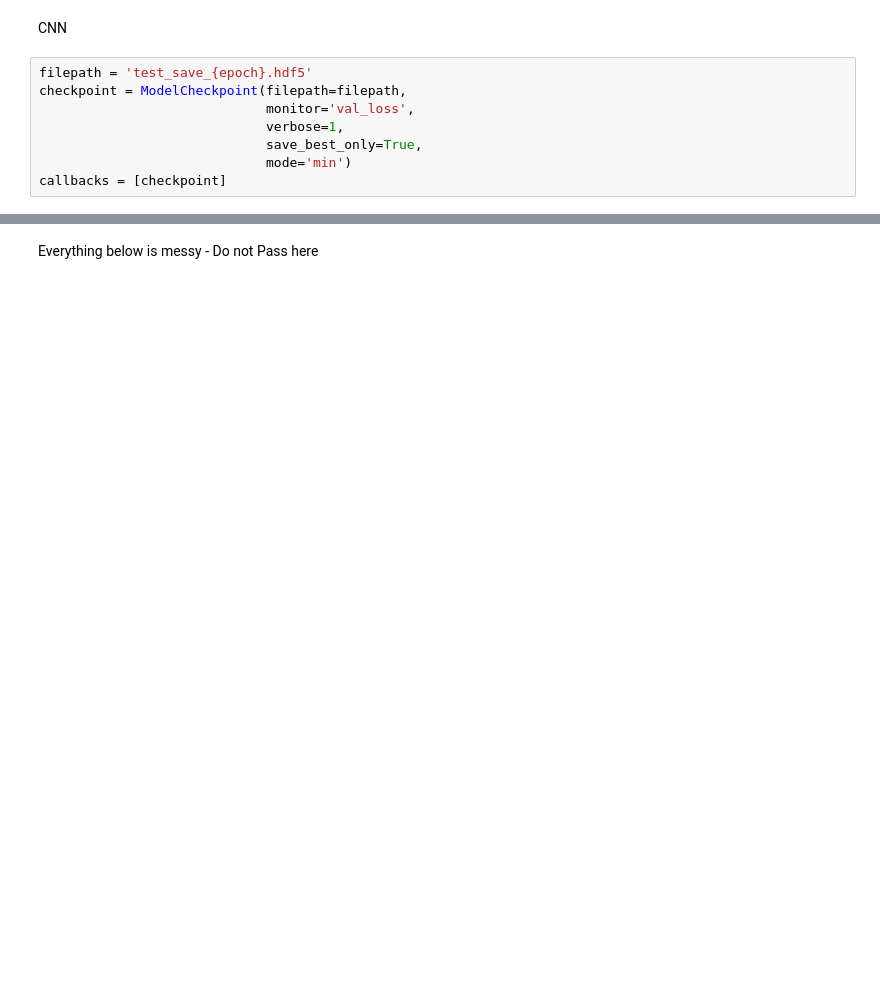
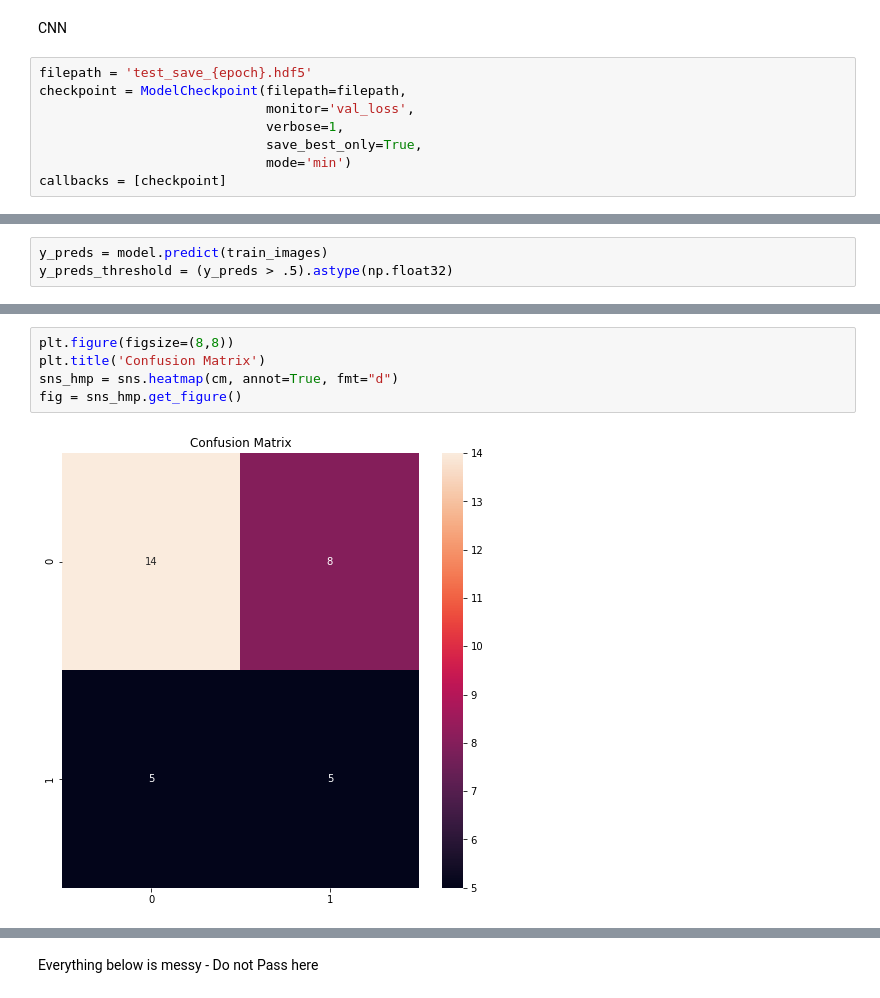
Before and after one commit to snakeeyes021/pneumonia-classification, a Jupyter notebook: hoang_model_tune.ipynb, the cells around one changed output, grey strips where cells are left out. Cells and saved outputs as stored; diff of their text form; blank space fills up the shorter version.

```diff
--- a/hoang_model_tune.ipynb
+++ b/hoang_model_tune.ipynb
@@ -271,0 +273,3 @@ plt.show()
+# %%
+y_preds = model.predict(train_images)
+y_preds_threshold = (y_preds > .5).astype(np.float32)
@@ -271,0 +280,7 @@ plt.show()
+# %%
+plt.figure(figsize=(8,8))
+plt.title('Confusion Matrix')
+sns_hmp = sns.heatmap(cm, annot=True, fmt="d")
+fig = sns_hmp.get_figure()
+# %% [output]
+[figure, added]
```
Also changed, not shown: parts of 20 cells of this notebook, 1 other file.
